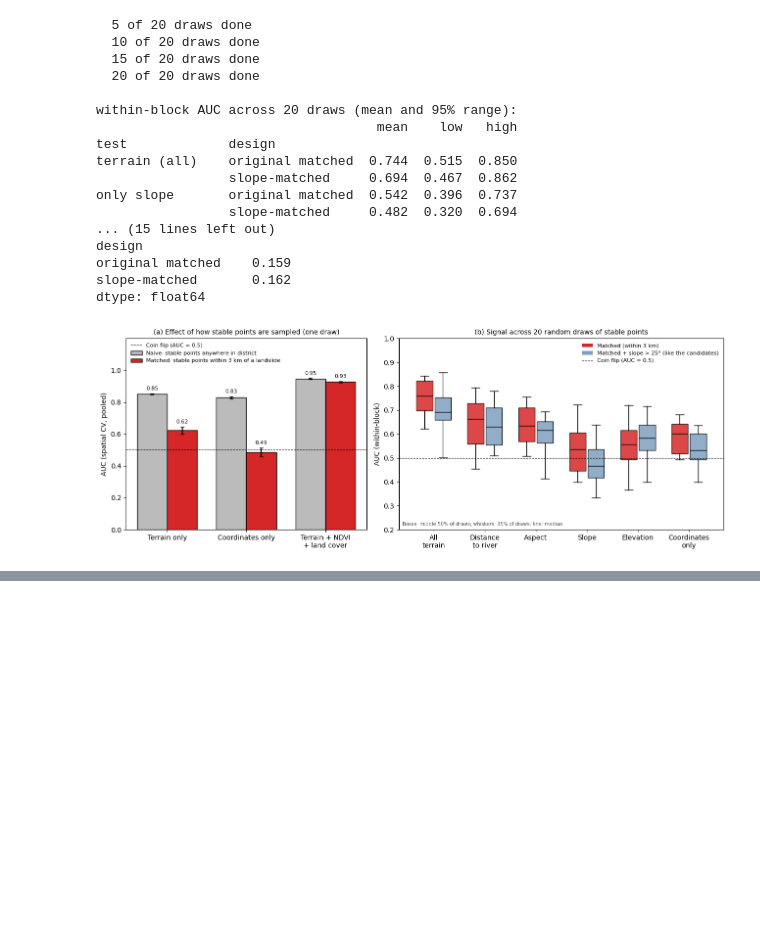
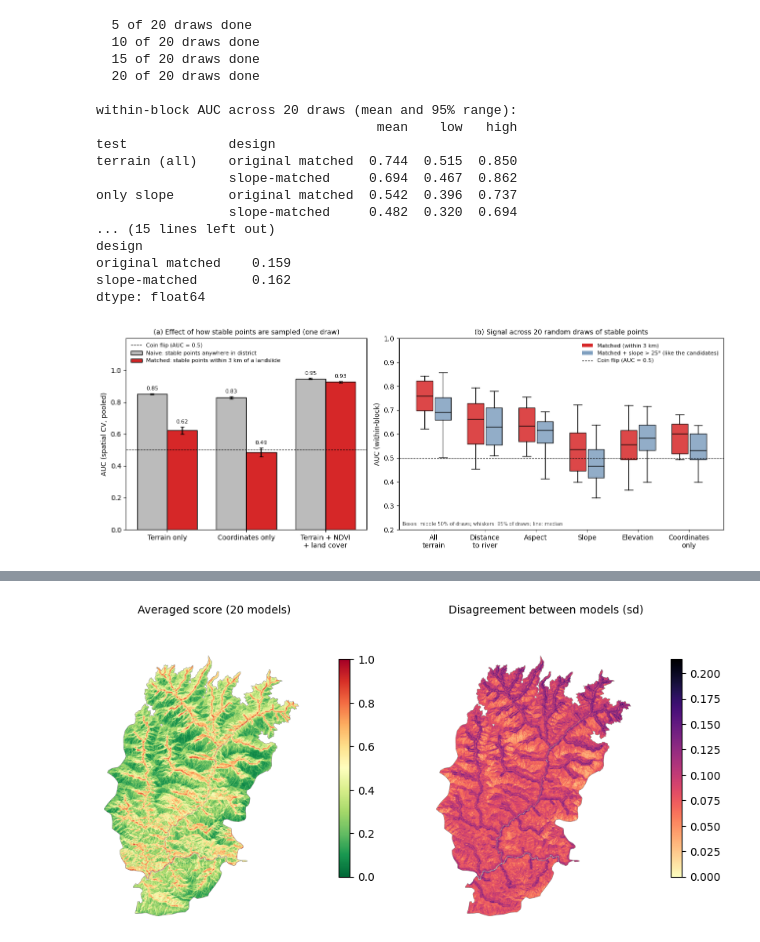
Before and after one commit to makkergauri/uttarakhand-landslide-risk, a Jupyter notebook: 03_model.ipynb, the cells around one changed output, grey strips where cells are left out. Saved outputs shown, nothing was run; the diff lists cells and outputs as text; code cells hidden in the pictures; blank space fills up the shorter version.

```diff
--- a/03_model.ipynb
+++ b/03_model.ipynb
@@ -924,3 +924,65 @@ plt.savefig(f"{base}/figures/fig4_model_evaluation.pdf", bbox_inches="tight")
 plt.show()
 # %% [output]
 [figure]
+# %%
+# Cell 18 - average 20 models (one per draw of stable points) into one map + a disagreement map
+import os
+from sklearn.ensemble import RandomForestClassifier
+
+main_tif = f"{base}/rudraprayag_susceptibility.tif"
+backup_tif = f"{base}/rudraprayag_susceptibility_single_draw.tif"
+if not os.path.exists(backup_tif):
+    os.rename(main_tif, backup_tif)          # keeping the old single-draw map as a backup
+    print("old single-draw map saved as rudraprayag_susceptibility_single_draw.tif")
+
+px_o, py_o = pools["original matched"]
+score_sum = np.zeros(len(X))
+score_sq = np.zeros(len(X))
+for draw in range(20):
+    d = draw_stable(px_o, py_o, seed=100 + draw)      # same 20 draws as Figure 4b
+    rf = RandomForestClassifier(n_estimators=100, min_samples_leaf=2, random_state=draw, n_jobs=-1)
+    rf.fit(d[terrain_features], d["label"])
+    s = rf.predict_proba(X)[:, 1]
+    score_sum += s
+    score_sq += s ** 2
+    if (draw + 1) % 5 == 0:
+        print(f"  {draw + 1} of 20 models done")
+
+mean_score = score_sum / 20
+sd_score = np.sqrt(np.maximum(score_sq / 20 - mean_score ** 2, 0))   # how much the 20 models disagree
+
+def write_map(values, path):
+    arr = np.full(domain.shape, np.nan, dtype="float32")
+    arr[domain] = values
+    prof = profile.copy()
+    prof.update(count=1, dtype="float32", nodata=np.nan)
+    with rasterio.open(path, "w", **prof) as dst:
+        dst.write(arr, 1)
+
+write_map(mean_score, main_tif)                                       # same name → notebooks 04/05 use it
+write_map(sd_score, f"{base}/rudraprayag_susceptibility_sd.tif")
+
+# how much did the single-draw map change?
+with rasterio.open(backup_tif) as src:
+    single = src.read(1)[domain]
+def to_classes(v):
+    return np.digitize(v, np.quantile(v, [0.2, 0.4, 0.6, 0.8]))
+c_old, c_new = to_classes(single), to_classes(mean_score)
+print(f"\ncorrelation single-draw vs averaged map: {np.corrcoef(single, mean_score)[0, 1]:.2f}")
+print(f"pixels in the same class: {100 * (c_old == c_new).mean():.0f}%")
+print(f"pixels within one class: {100 * (np.abs(c_old - c_new) <= 1).mean():.0f}%")
+print(f"average disagreement between models (sd of score): {sd_score.mean():.3f}")
+print(pd.Series(mean_score).describe().round(3))
+
+# quick look: averaged map and where the models disagree
+fig, (a, b) = plt.subplots(1, 2, figsize=(10, 6))
+for ax, vals, cmap, title, vmax in [(a, mean_score, "RdYlGn_r", "Averaged score (20 models)", 1),
+                                    (b, sd_score, "magma_r", "Disagreement between models (sd)", None)]:
+    arr = np.full(domain.shape, np.nan, dtype="float32")
+    arr[domain] = vals
+    im = ax.imshow(arr, cmap=cmap, vmin=0, vmax=vmax)
+    plt.colorbar(im, ax=ax, shrink=0.6)
+    ax.set_title(title, fontsize=10)
+    ax.axis("off")
+plt.show()
+# %% [output]
@@ -926,0 +1008 @@ plt.show()
+[figure, added]
```
Also changed, not shown: parts of 3 cells of this notebook.
